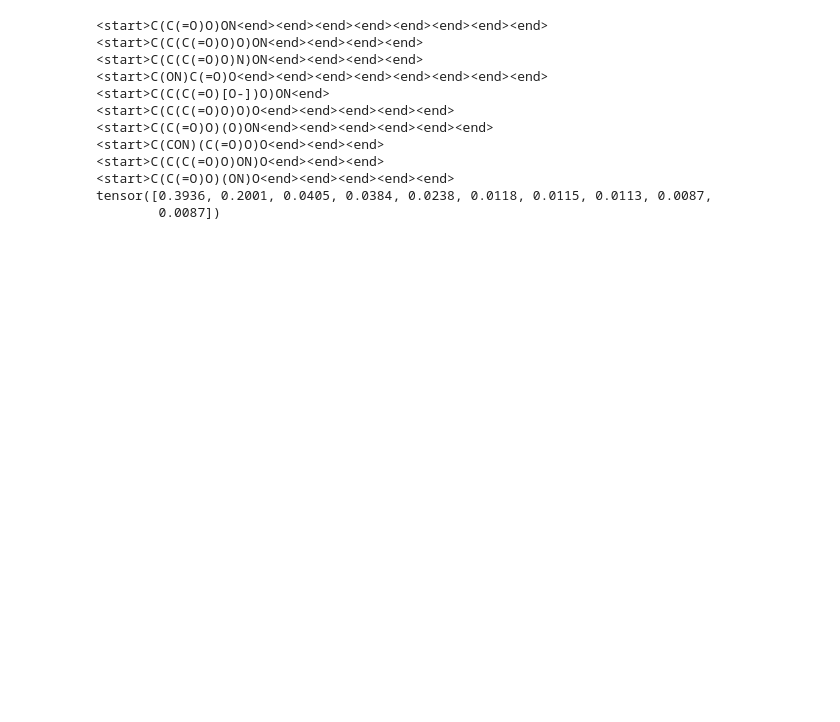
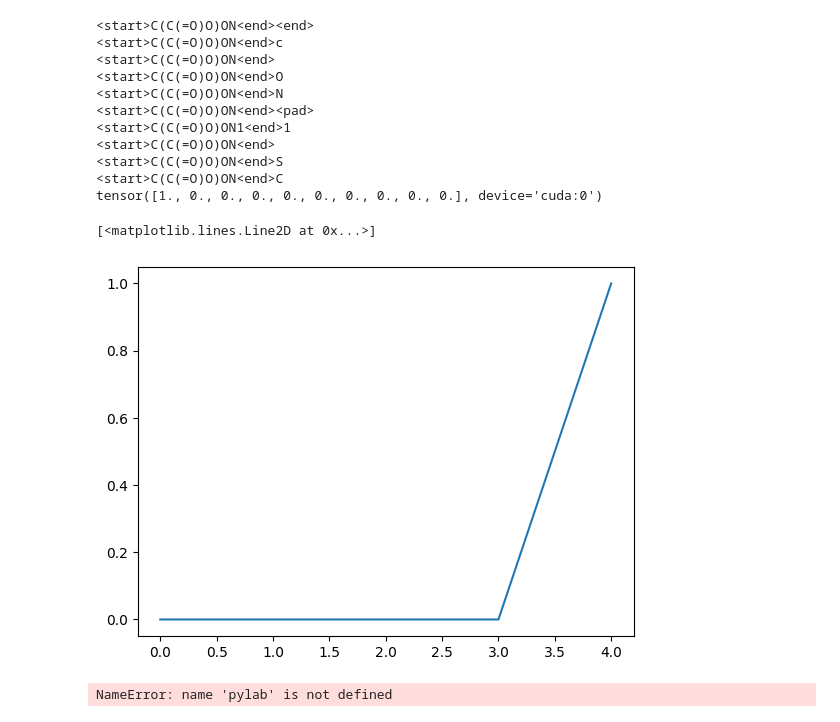
Before and after one commit to weathon/3d2smile, a Jupyter notebook: thesis_test.ipynb, the cells around one changed output. Saved outputs shown, nothing was run; the diff lists cells and outputs as text; code cells hidden in the pictures; blank space fills up the shorter version.

Commit message:
voting

```diff
--- a/thesis_test.ipynb
+++ b/thesis_test.ipynb
@@ -75,6 +102,7 @@ class SMILESGenerator(torch.nn.Module):
     super().__init__()
     self.encoder = encoder
     self.decoder = decoder
+    self.out = []
 
   def predict_next(self, i, out, beam, r):
     reward = torch.zeros(self.top_n_p.shape)
@@ -98,11 +126,11 @@ class SMILESGenerator(torch.nn.Module):
     self.top_n_p = torch.tensor(new_top_n_p).to(device)
 
 
-  def forward(self, images, text_in_, max_len, beam, r=0.05): #just changed beam=1 and it runs so beam cannot be random number???  yeah it has to been factor of 676, which is 2 2 13 13 but original paper did not use beam search
+  def forward(self, images, text_in_, max_len, beam, method = "voting",r=0.05): #just changed beam=1 and it runs so beam cannot be random number???  yeah it has to been factor of 676, which is 2 2 13 13 but original paper did not use beam search
     with torch.no_grad():
       image_feature = []
       for i in images:
-        mem = self.decoder.encoder(self.decoder.encoder_dim(self.encoder(i)))
+        mem = self.decoder.encoder(self.decoder.encoder_dim(self.encoder(i/255)))
         mem = mem.repeat_interleave(beam, dim=0)
         image_feature.append(mem)
 
@@ -114,8 +142,19 @@ class SMILESGenerator(torch.nn.Module):
         padded_text = padded_text.to(device)
         out = []
         for j in range(len(images)):
-          out.append(torch.nn.functional.softmax(self.decoder.decoder(padded_text, image_feature[j], x_mask=triangle_mask(l).to(device))[:,-1,:].squeeze(dim=1), dim=1))
-        out = torch.mean(torch.stack(out), dim=0)
+          out.append(self.decoder.decoder(padded_text, image_feature[j], x_mask=triangle_mask(l).to(device))[:,-1,:].squeeze(dim=1))
+        self.out.append(torch.stack(out))
+        if method == "sum":
+          for j in range(len(out)):
+            out[j] = torch.nn.functional.softmax(out[j], dim=1)
+          out = torch.mean(torch.stack(out), dim=0)
+        elif method == "voting":
+          for j in range(len(out)):
+            out[j] = torch.nn.functional.softmax(out[j]*1000, dim=1)
+          out = torch.mean(torch.stack(out), dim=0)
+        else:
+          print("BOOOM")
+          raise TypeError()
         self.predict_next(i, out, beam, r)
         count = 0
         for i in self.top_n:
@@ -133,21 +172,29 @@ mod = mod.eval()
 gen = SMILESGenerator(mod.encoder, mod.decoder)
 img1 = torch.tensor(np.array(Image.open("images/"+random.choice(val_names)).convert("RGB").resize((400,400)))).unsqueeze(0).permute(0,3,1,2).to(device).to(torch.float32)
 gen = gen.train(False) #forgot gen=
-res = gen.forward([img1], [[77]], 100, 10, 0)
+res = gen.forward([img1], [[77]], 100, 10, "voting", 0)
 print()
 for i in res[0]:
   print(converter.decode("".join([reversed_word_map_[i] for i in i.numpy()])))
 print(torch.exp(res[1]))
 # %% [output]
-<start>C(C(=O)O)ON<end><end><end><end><end><end><end><end>
-<start>C(C(C(=O)O)O)ON<end><end><end><end>
-<start>C(C(C(=O)O)N)ON<end><end><end><end>
-<start>C(ON)C(=O)O<end><end><end><end><end><end><end><end>
-<start>C(C(C(=O)[O-])O)ON<end>
-<start>C(C(C(=O)O)O)O<end><end><end><end><end>
-<start>C(C(=O)O)(O)ON<end><end><end><end><end><end>
-<start>C(CON)(C(=O)O)O<end><end><end>
-<start>C(C(C(=O)O)ON)O<end><end><end>
-<start>C(C(=O)O)(ON)O<end><end><end><end><end>
-tensor([0.3936, 0.2001, 0.0405, 0.0384, 0.0238, 0.0118, 0.0115, 0.0113, 0.0087,
-        0.0087])
+<start>C(C(=O)O)ON<end><end>
+<start>C(C(=O)O)ON<end>c
+<start>C(C(=O)O)ON<end>
+<start>C(C(=O)O)ON<end>O
+<start>C(C(=O)O)ON<end>N
+<start>C(C(=O)O)ON<end><pad>
+<start>C(C(=O)O)ON1<end>1
+<start>C(C(=O)O)ON<end>
+<start>C(C(=O)O)ON<end>S
+<start>C(C(=O)O)ON<end>C
+tensor([1., 0., 0., 0., 0., 0., 0., 0., 0., 0.], device='cuda:0')
+# %%
+import pylab
+def softmax(x):
+  t = np.exp(np.array(x)*10)
+  return t/np.sum(t)
+pylab.plot(softmax([1,0,2,3,5]))
+# %% [output]
+[<matplotlib.lines.Line2D at 0x...>]
+[figure, added]
@@ -154 +203,5 @@ tensor([0.3936, 0.2001, 0.0405, 0.0384, 0.0238, 0.0118, 0.0115, 0.0113, 0.0087,
+# %%
+pylab.plot(torch.stack(gen.out[1:])[0,0,0].cpu().detach().t())
+# %% [output]
+NameError: name 'pylab' is not defined
 # %%
```
Also changed, not shown: parts of 10 cells of this notebook.
